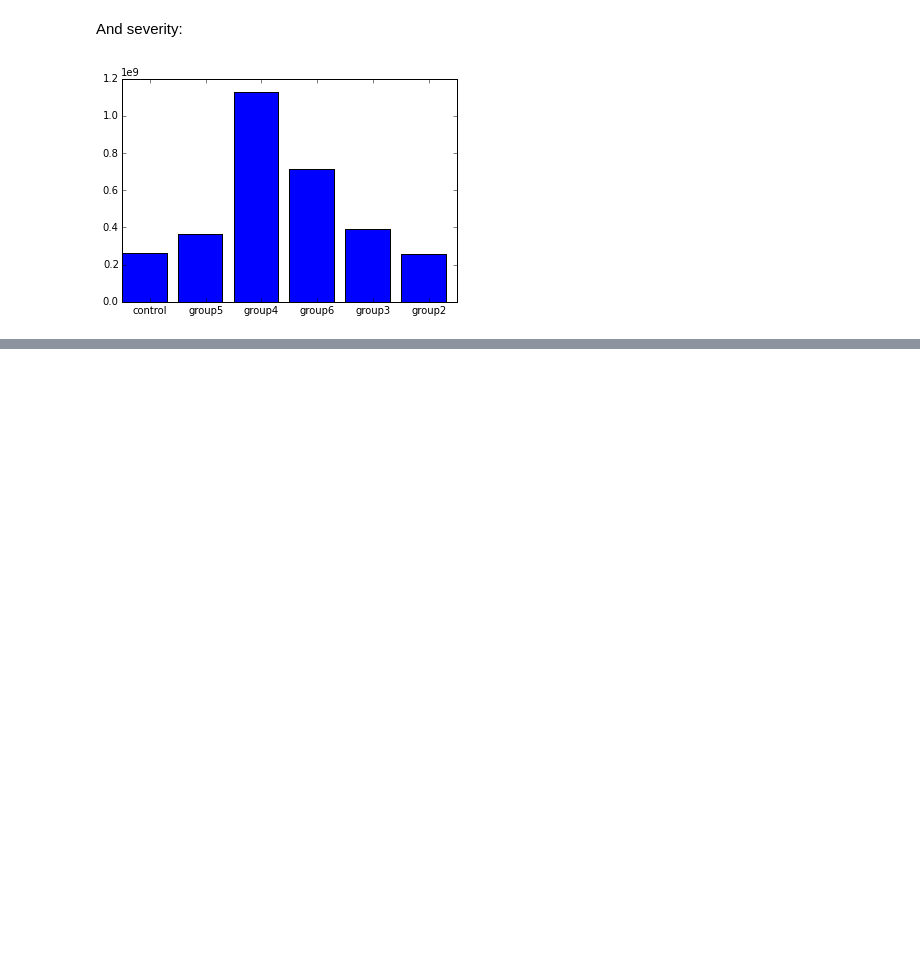
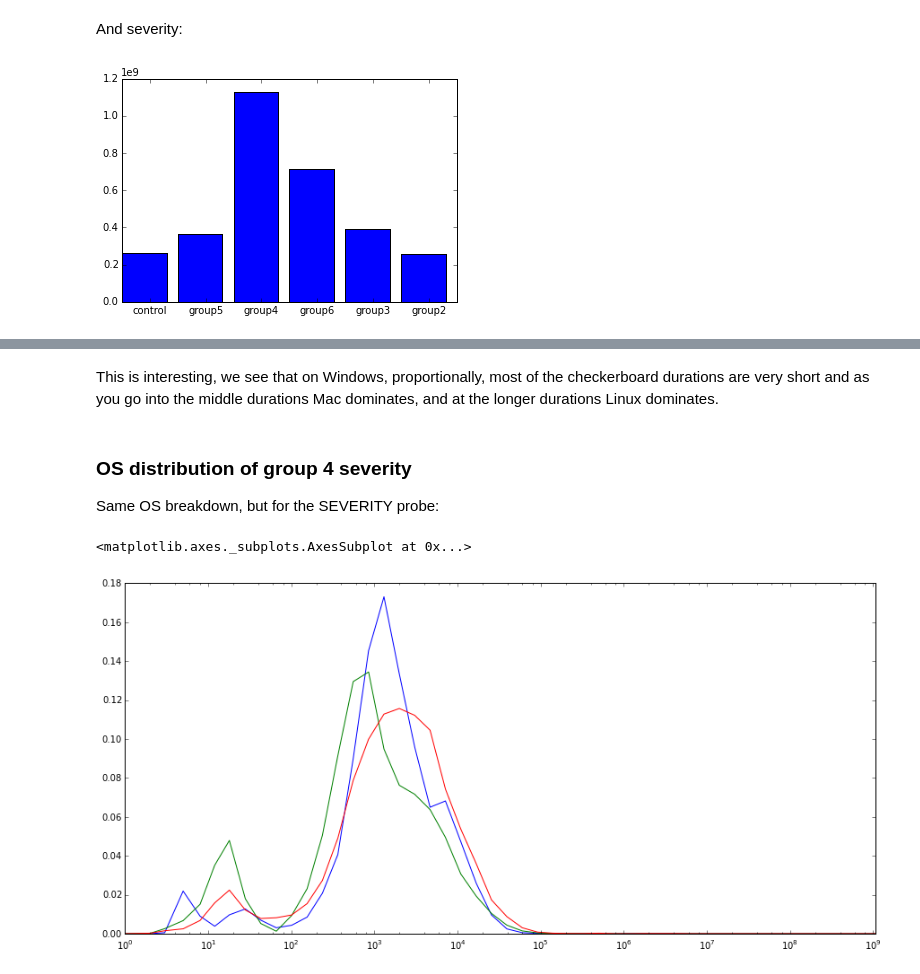
Before and after one commit to staktrace/telemetry-analysis, a Jupyter notebook: checkerboarding.ipynb, the cells around one changed output, grey strips where cells are left out. Drawn from its saved outputs; the diff is of its cells as text; code cells hidden in the pictures; blank space fills up the shorter version.

Commit message:
Add some ad-hoc OS breakdowns

```diff
--- a/checkerboarding.ipynb
+++ b/checkerboarding.ipynb
@@ -226,0 +258,16 @@ unused = plt.xticks(np.arange(len(labels)) + 0.5, labels)
+# %% [markdown]
+This is interesting, we see that on Windows, proportionally, most of the checkerboard durations are very short and as you go into the middle durations Mac dominates, and at the longer durations Linux dominates.
+# %% [markdown]
+### OS distribution of group 4 severity
+
+Same OS breakdown, but for the SEVERITY probe:
+# %%
+hist_group4_severity = group4_samples.map(lambda p: (p["environment/system/os/name"], p["payload/histograms/CHECKERBOARD_SEVERITY"])).groupByKey().collectAsMap()
+aggr_group4_severity = {x: reduce(aggregate_arrays, y) for x, y in hist_group4_severity.items()}
+aggr_group4_severity_normalized = {x: y / totals[x] for x, y in aggr_group4_severity.items()}
+aggr_group4_severity_normalized["Darwin"].plot(kind="line", figsize=(15, 7), logx=True, color="blue")
+aggr_group4_severity_normalized["Windows_NT"].plot(kind="line", figsize=(15, 7), logx=True, color="green")
+aggr_group4_severity_normalized["Linux"].plot(kind="line", figsize=(15, 7), logx=True, color="red")
+# %% [output]
+<matplotlib.axes._subplots.AxesSubplot at 0x...>
+[figure, added]
```
Also changed, not shown: parts of 6 cells of this notebook.
